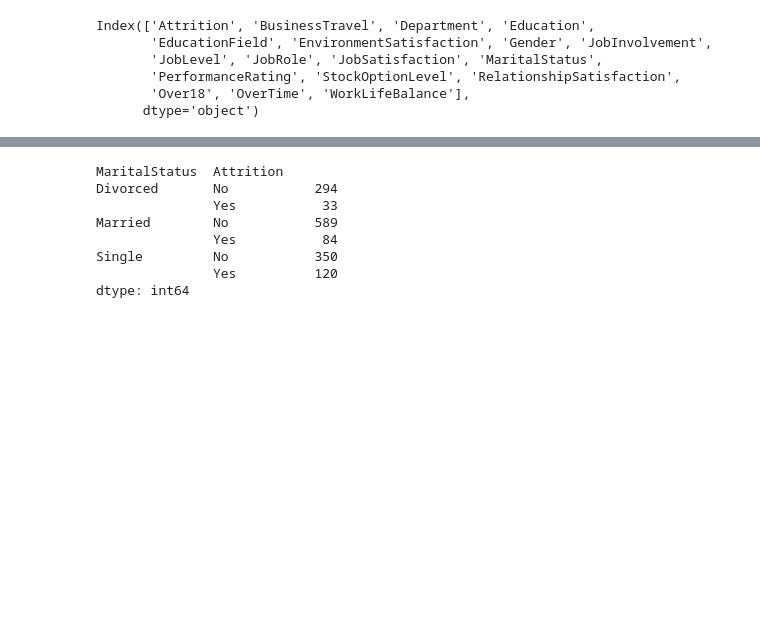
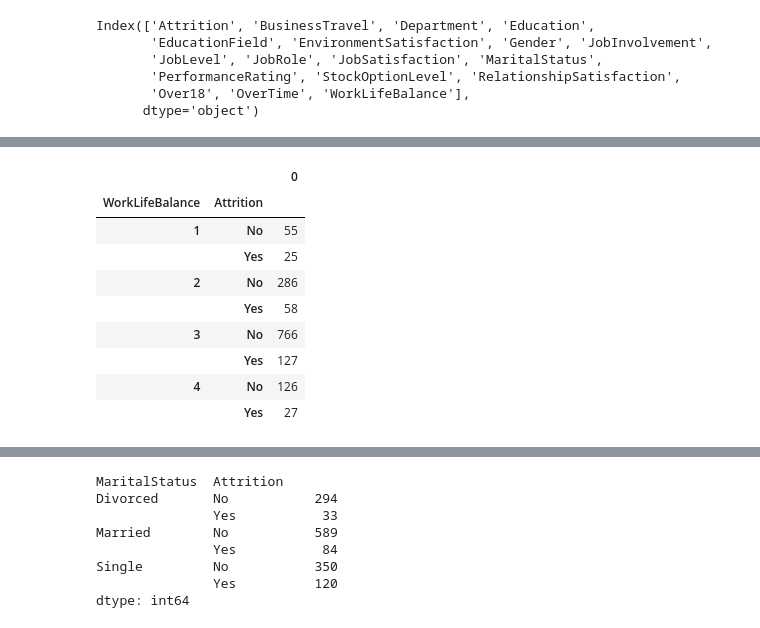
Before and after one commit to tonnykwon/naver-project, a Jupyter notebook: EDA.ipynb, the cells around one changed output, grey strips where cells are left out. Cells and saved outputs as stored; diff of their text form; code cells hidden in the pictures; blank space fills up the shorter version.

```diff
--- a/EDA.ipynb
+++ b/EDA.ipynb
@@ -158,0 +160,14 @@ dtype: int64
+# %%
+df2 = hr_data.groupby(["WorkLifeBalance", "Attrition"]).size()
+pd.DataFrame(df2)
+# %% [output]
+|  |  | 0 |
+| WorkLifeBalance | Attrition |  |
+| 1 | No | 55 |
+|  | Yes | 25 |
+| 2 | No | 286 |
+|  | Yes | 58 |
+| 3 | No | 766 |
+|  | Yes | 127 |
+| 4 | No | 126 |
+|  | Yes | 27 |
```
Also changed, not shown: parts of 11 cells of this notebook.
